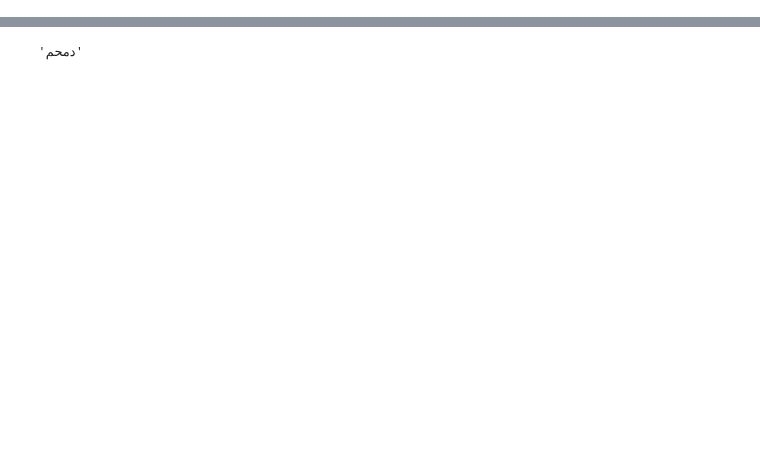
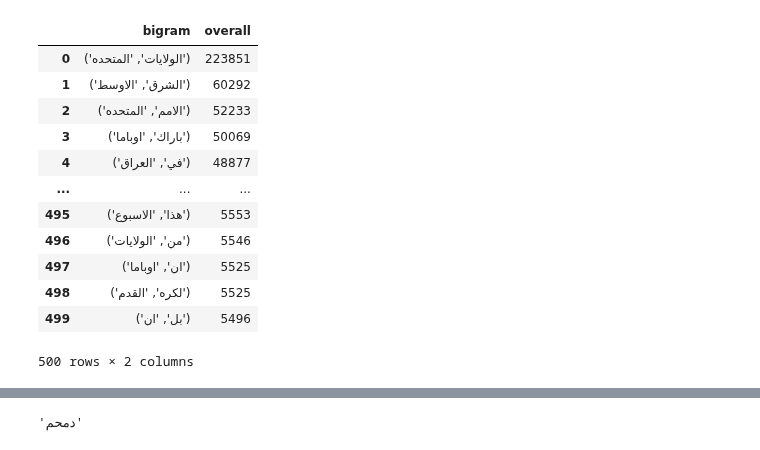
Before and after one commit to Rachuig-Green-Rackley-Shiben/arabic_media_nlp_project, a Jupyter notebook: andrews_work/wordclouds.ipynb, the cells around one changed output, grey strips where cells are left out. Saved outputs shown, nothing was run; the diff lists cells and outputs as text; code cells hidden in the pictures; blank space fills up the shorter version.

```diff
--- a/andrews_work/wordclouds.ipynb
+++ b/andrews_work/wordclouds.ipynb
@@ -14,6 +18,22 @@ singles = singles.sort_values('overall', ascending=False).head(500)[['word', 'ov
 bigrams = pd.read_csv('all_bigrams.csv')
 # %%
 bigrams = bigrams.sort_values('overall', ascending=False).head(500)[['bigram', 'overall']].reset_index().drop(columns = 'index')
+# %%
+bigrams
+# %% [output]
+|  | bigram | overall |
+| 0 | ('الولايات', 'المتحده') | 223851 |
+| 1 | ('الشرق', 'الاوسط') | 60292 |
+| 2 | ('الامم', 'المتحده') | 52233 |
+| 3 | ('باراك', 'اوباما') | 50069 |
+| 4 | ('في', 'العراق') | 48877 |
+| ... | ... | ... |
+| 495 | ('هذا', 'الاسبوع') | 5553 |
+| 496 | ('من', 'الولايات') | 5546 |
+| 497 | ('ان', 'اوباما') | 5525 |
+| 498 | ('لكره', 'القدم') | 5525 |
+| 499 | ('بل', 'ان') | 5496 |
+500 rows × 2 columns
 # %%
 trigrams = pd.read_csv('all_trigrams.csv')
 # %%
```
Also changed, not shown: parts of 18 cells of this notebook, 2 other files.
